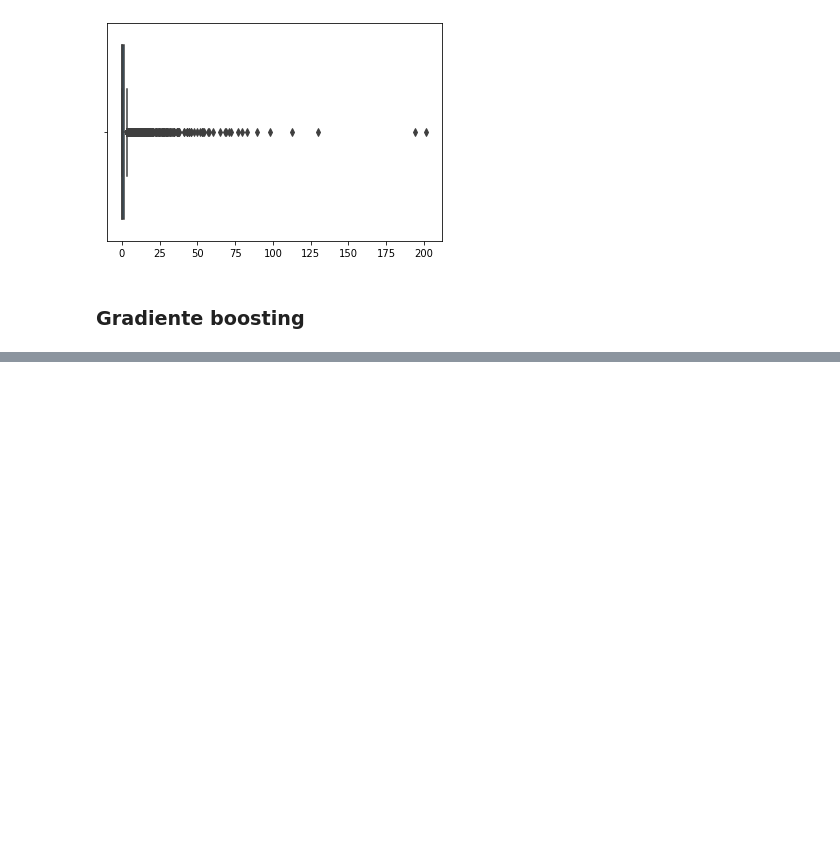
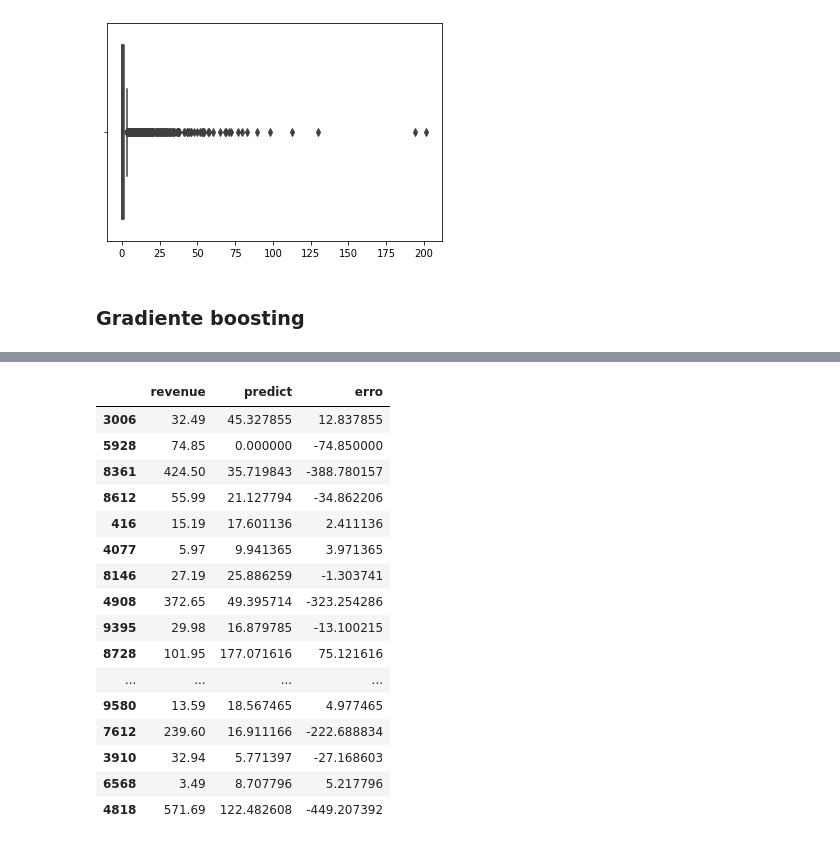
Before and after one commit to thayannefranca/ML_Marketing_Digital, a Jupyter notebook: Predicao_gastos_usuario.ipynb, the cells around one changed output, grey strips where cells are left out. Drawn from its saved outputs; the diff is of its cells as text; code cells hidden in the pictures; blank space fills up the shorter version.

```diff
--- a/Predicao_gastos_usuario.ipynb
+++ b/Predicao_gastos_usuario.ipynb
@@ -701,0 +704,6 @@ y_pred_gb = gb.predict(X_test)
+# %%
+resultados_gb = pd.DataFrame()
+
+resultados_gb['revenue'] = y_test
+resultados_gb['predict'] = y_pred_gb
+resultados_gb['erro'] = y_pred_gb - y_test
@@ -701,0 +726,20 @@ y_pred_gb = gb.predict(X_test)
+# %%
+resultados_gb[resultados_gb['revenue'] > 0]
+# %% [output]
+|  | revenue | predict | erro |
+| 3006 | 32.49 | 45.327855 | 12.837855 |
+| 5928 | 74.85 | 0.000000 | -74.850000 |
+| 8361 | 424.50 | 35.719843 | -388.780157 |
+| 8612 | 55.99 | 21.127794 | -34.862206 |
+| 416 | 15.19 | 17.601136 | 2.411136 |
+| 4077 | 5.97 | 9.941365 | 3.971365 |
+| 8146 | 27.19 | 25.886259 | -1.303741 |
+| 4908 | 372.65 | 49.395714 | -323.254286 |
+| 9395 | 29.98 | 16.879785 | -13.100215 |
+| 8728 | 101.95 | 177.071616 | 75.121616 |
+| ... | ... | ... | ... |
+| 9580 | 13.59 | 18.567465 | 4.977465 |
+| 7612 | 239.60 | 16.911166 | -222.688834 |
+| 3910 | 32.94 | 5.771397 | -27.168603 |
+| 6568 | 3.49 | 8.707796 | 5.217796 |
+| 4818 | 571.69 | 122.482608 | -449.207392 |
```
Also changed, not shown: parts of 6 cells of this notebook.
